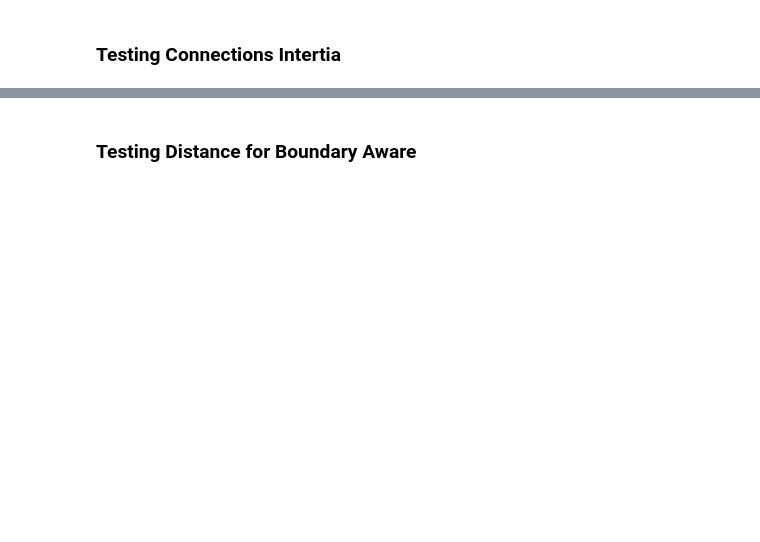
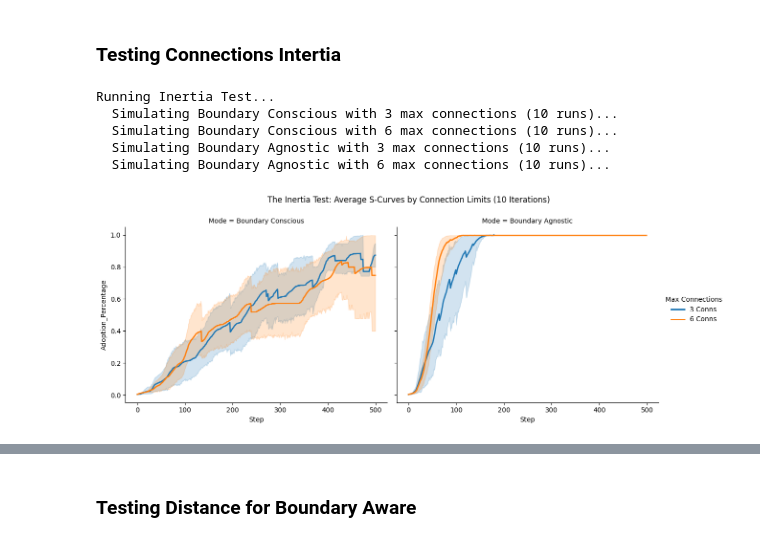
Before and after one commit to Anagh19/Complex-Systems-Project, a Jupyter notebook: CS7065_DOI_Project.ipynb, the cells around one changed output, grey strips where cells are left out. Saved outputs shown, nothing was run; the diff lists cells and outputs as text; code cells hidden in the pictures; blank space fills up the shorter version.

```diff
--- a/CS7065_DOI_Project.ipynb
+++ b/CS7065_DOI_Project.ipynb
@@ -929,39 +1143,60 @@ master_agent_density_df = pd.concat(all_agent_data_dense)
 ### Testing Connections Intertia
 # %%
 inertia_results = []
-all_agent_data_inertia = [] # List for the agent-level data
+all_agent_data_inertia = []
 max_connections = [3, 6]
 modes = ['Boundary Conscious', 'Boundary Agnostic']
 
-print("Running Inertia Test...") # Fixed spelling
+# --- NEW: Set your number of iterations ---
+iterations = 10
+
+print("Running Inertia Test...")
 for mode in modes:
     for connections in max_connections:
-        print(f"  Simulating {mode} with {connections} max connections...")
-        model_df, agent_df, _ = run_headless_simulation(
-            num_agents=300,
-            num_connections=connections,
-            dist_threshold=3,
-            diffusion_mode=mode
-        )
+        print(f"  Simulating {mode} with {connections} max connections ({iterations} runs)...")
 
-        # 1. Tag and save the Model Data (for the S-Curves)
-        model_df['Max_Connections'] = f"{connections} Conns"
-        model_df['Mode'] = mode
-        inertia_results.append(model_df)
+        # --- NEW: Loop the simulation N times ---
+        for i in range(iterations):
+            current_seed = i + 4 # Ensure a unique RNG seed per run
 
-        # 2. Tag and save the Agent Data (for the Rogers Histograms later)
-        agent_df['Max_Connections'] = f"{connections} Conns"
-        agent_df['Mode'] = mode
-        all_agent_data_inertia.append(agent_df)
+            model_df, agent_df, _ = run_headless_simulation(
+                num_agents=300,
+                num_connections=connections,
+                dist_threshold=3,
+                diffusion_mode=mode
+                # NOTE: Ensure your run_headless_simulation function accepts this!
+                # rng=current_seed
+            )
+
+            # 1. Tag and save the Model Data
+            model_df['Max_Connections'] = f"{connections} Conns"
+            model_df['Mode'] = mode
+            model_df['Iteration'] = i # NEW: Tag the iteration
+            inertia_results.append(model_df)
+
+            # 2. Tag and save the Agent Data
+            agent_df['Max_Connections'] = f"{connections} Conns"
+            agent_df['Mode'] = mode
+            agent_df['Iteration'] = i # NEW: Tag the iteration
+            all_agent_data_inertia.append(agent_df)
 
 # Combine Model Data and Plot S-Curves
 inertia_df = pd.concat(inertia_results)
 g = sns.FacetGrid(inertia_df, col="Mode", hue="Max_Connections", height=5, aspect=1.2)
+
+# Seaborn handles the 10 iterations automatically here
 g.map(sns.lineplot, "Step", "Adoption_Percentage", linewidth=2)
 g.add_legend(title="Max Connections")
 g.fig.subplots_adjust(top=0.85)
-g.fig.suptitle("The Inertia Test: S-Curves by Connection Limits")
+g.fig.suptitle(f"The Inertia Test: Average S-Curves by Connection Limits ({iterations} Iterations)") # Updated Title
 plt.show()
 
 # Combine Agent Data so it's ready for your Histogram script
-master_agent_inertia_df = pd.concat(all_agent_data_inertia) # FIXED VARIABLE NAME
+master_agent_inertia_df = pd.concat(all_agent_data_inertia)
+# %% [output]
+Running Inertia Test...
+  Simulating Boundary Conscious with 3 max connections (10 runs)...
+  Simulating Boundary Conscious with 6 max connections (10 runs)...
+  Simulating Boundary Agnostic with 3 max connections (10 runs)...
+  Simulating Boundary Agnostic with 6 max connections (10 runs)...
+[figure, added]
```
Also changed, not shown: parts of 12 cells of this notebook.
